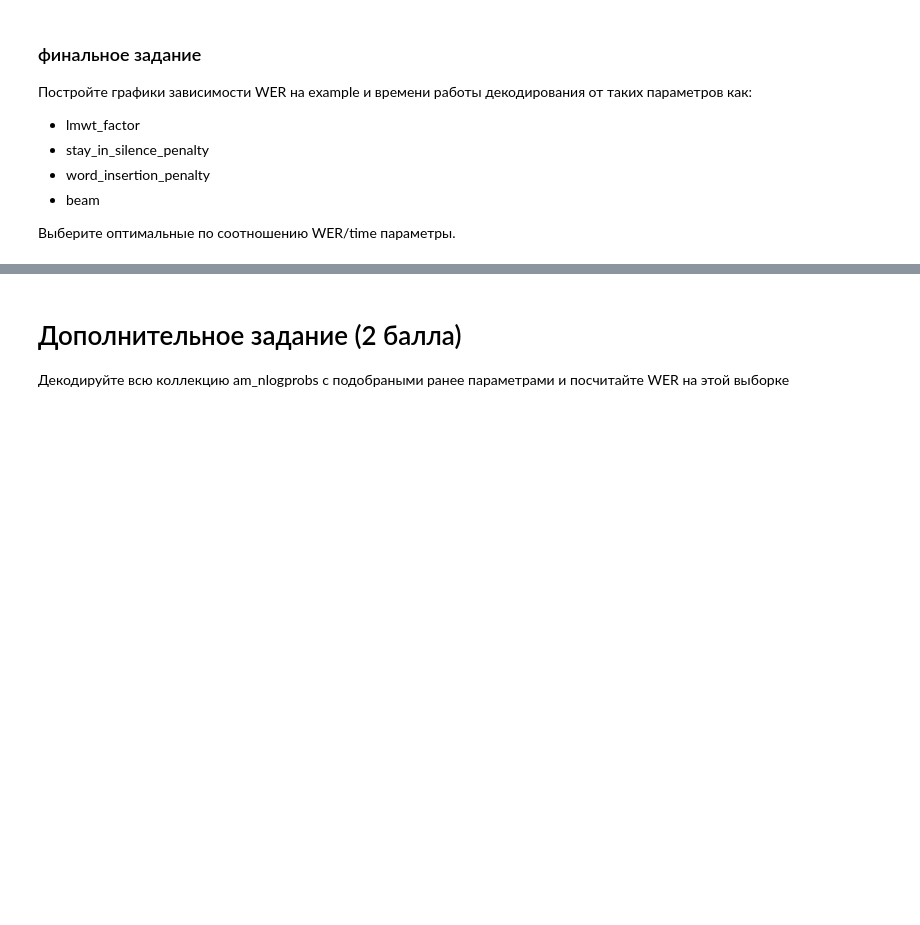
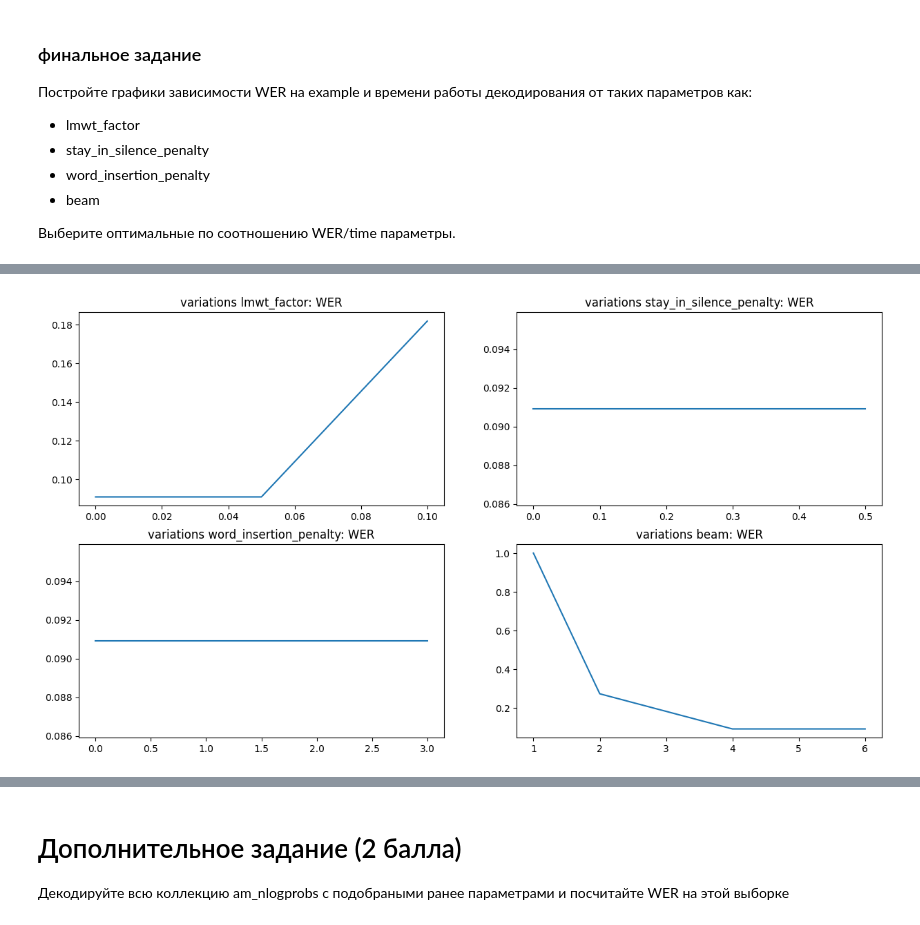
Before and after one commit to medbar/asr_itmo_practice, a Jupyter notebook: asr_lab4.ipynb, the cells around one changed output, grey strips where cells are left out. Cells and saved outputs as stored; diff of their text form; code cells hidden in the pictures; blank space fills up the shorter version.

```diff
--- a/asr_lab4.ipynb
+++ b/asr_lab4.ipynb
@@ -892,0 +1037,2 @@ print(hyp, "WER: ", jiwer.wer(example_ref, ' '.join(hyp.words)))
+# %%
+df = brute_force()
@@ -892,0 +1097,41 @@ print(hyp, "WER: ", jiwer.wer(example_ref, ' '.join(hyp.words)))
+# %%
+def graphs(data, names, drow):
+
+    plt.ioff()
+    fig, axs = plt.subplots(2, 2, figsize=(15, 8), sharex=False, sharey=False)
+
+    for j in range(4):
+
+        ax = axs[j//2, j%2]
+
+        params, wers_per_param = data[j]
+        ax.plot(params, wers_per_param, label=f'{names[j]}_{drow}')
+        # ax.legend()
+        ax.set_title(f'variations {names[j]}: {drow}')
+
+    return plt
+# %%
+# TODO: change
+# lmwt_factor_df = df.iloc[:3, :]
+# stay_in_silence_penalty_df = df.iloc[3:6, :]
+# word_insertion_penalty_df = df.iloc[6:9, :]
+# beam_df = df.iloc[9:12, :]
+# data = [lmwt_factor_df, stay_in_silence_penalty_df, word_insertion_penalty, beam_df]
+data = []
+for i in range(len(df)//4):
+    data.append(df.iloc[i*4:i*4+4, :])
+# %%
+def get_data_with_label(data, names, label):
+    res = []
+    for i in range(len(data)):
+        res.append([
+            data[i][names[i]].tolist(),
+            data[i][label].tolist(),
+        ])
+    return res
+# %%
+names = ["lmwt_factor", "stay_in_silence_penalty", "word_insertion_penalty", "beam"]
+metric = "WER"
+graphs(get_data_with_label(data, names, metric), names, metric).show()
+# %% [output]
+[figure, added]
```
Also changed, not shown: parts of 24 cells of this notebook.
